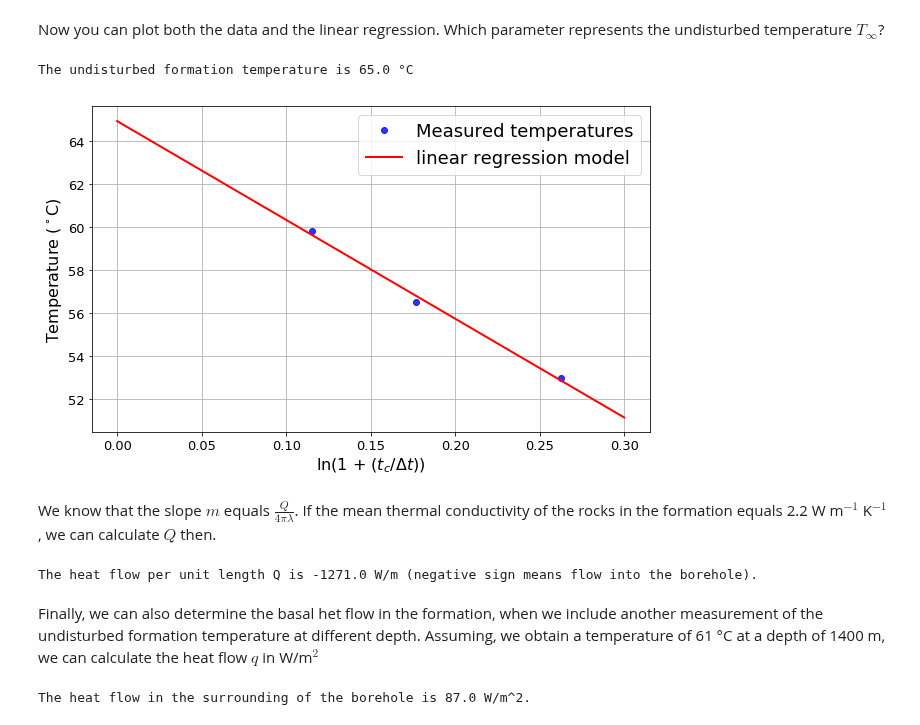
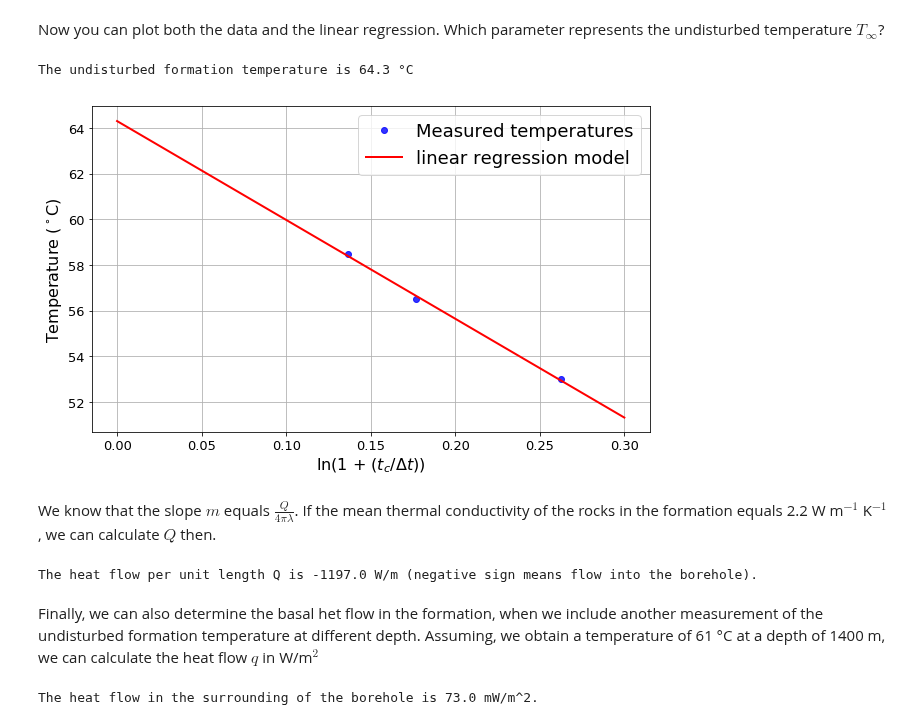
Before and after one commit to Japhiolite/geothermics, a Jupyter notebook: 05_Horner_Plot.ipynb, the cells around one changed output. Saved outputs shown, nothing was run; the diff lists cells and outputs as text; code cells hidden in the pictures.

```diff
--- a/05_Horner_Plot.ipynb
+++ b/05_Horner_Plot.ipynb
@@ -32,9 +32,9 @@ import matplotlib.pyplot as plt
 # Set up the variables
 # use the array function for the temperatures and times
 tc=3
-Dt = np.array([10., 15.5, 24.5])
+Dt = np.array([10., 15.5, 20.5])
 # the y values in the linear equation
-T = np.array([53., 56.5, 59.8])
+T = np.array([53., 56.5, 58.5])
 
 # calculate x values for the linear equation
 x = np.log(1 + (tc/Dt))
@@ -52,19 +52,19 @@ Now you can plot both the data and the linear regression. Which parameter repres
 # %%
 # plot the results
 fig = plt.figure(figsize=(10,6))
 dots, = plt.plot(x,T,'o', color='blue', alpha=0.8)
 line, = plt.plot(x_reg,T_reg, '-', linewidth=2, color='red')
 plt.xlabel('ln(1 + ($t_c/\Delta t$))', fontsize=16)
 plt.ylabel('Temperature ($^\circ$C)', fontsize=16)
 plt.tick_params(axis='both', which='major', labelsize=13)
 plt.legend([dots,line], ["Measured temperatures", "linear regression model"], loc=1, fontsize=18)
 plt.grid(True)
 # printig the undisturbed formation temperature
 print("The undisturbed formation temperature is {} °C "
-      .format(np.round(np.abs(b),0)))
+      .format(np.round(np.abs(b),1)))
 # %% [output]
-The undisturbed formation temperature is 65.0 °C
+The undisturbed formation temperature is 64.3 °C
-[figure, old version]
+[figure, new version]
 # %% [markdown]
 We know that the slope $m$ equals $\frac{Q}{4\pi \lambda}$. If the mean thermal conductivity of the rocks in the formation equals 2.2 W m$^{-1}$ K$^{-1}$, we can calculate $Q$ then.
 # %%
@@ -73,13 +73,13 @@ tc = 2.2
 Q = 4*np.pi*tc*m
 print("The heat flow per unit length Q is {} W/m (negative sign means flow into the borehole).".format(np.round(Q,0)))
 # %% [output]
-The heat flow per unit length Q is -1271.0 W/m (negative sign means flow into the borehole).
+The heat flow per unit length Q is -1197.0 W/m (negative sign means flow into the borehole).
 # %% [markdown]
 Finally, we can also determine the basal het flow in the formation, when we include another measurement  of the undisturbed formation temperature at different depth. Assuming, we obtain a temperature of 61 °C at a depth of 1400 m, we can calculate the heat flow $q$ in W/m$^{2}$
 # %%
 # Calculating q
 grad=(b-61)/100
 q=2.2*grad*1000
-print("The heat flow in the surrounding of the borehole is {} W/m^2.".format(np.round(np.abs(q),0)))
+print("The heat flow in the surrounding of the borehole is {} mW/m^2.".format(np.round(np.abs(q),0)))
 # %% [output]
-The heat flow in the surrounding of the borehole is 87.0 W/m^2.
+The heat flow in the surrounding of the borehole is 73.0 mW/m^2.
```
